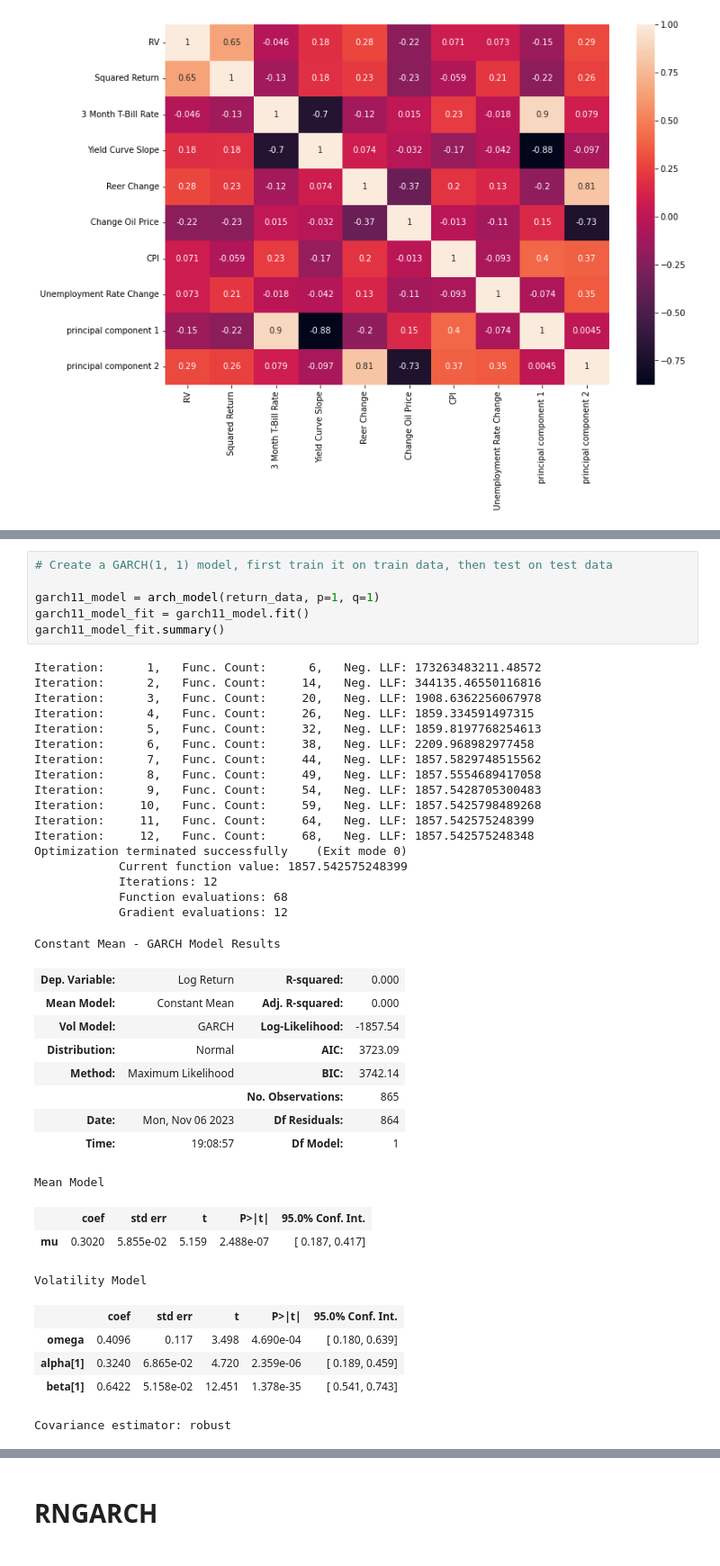
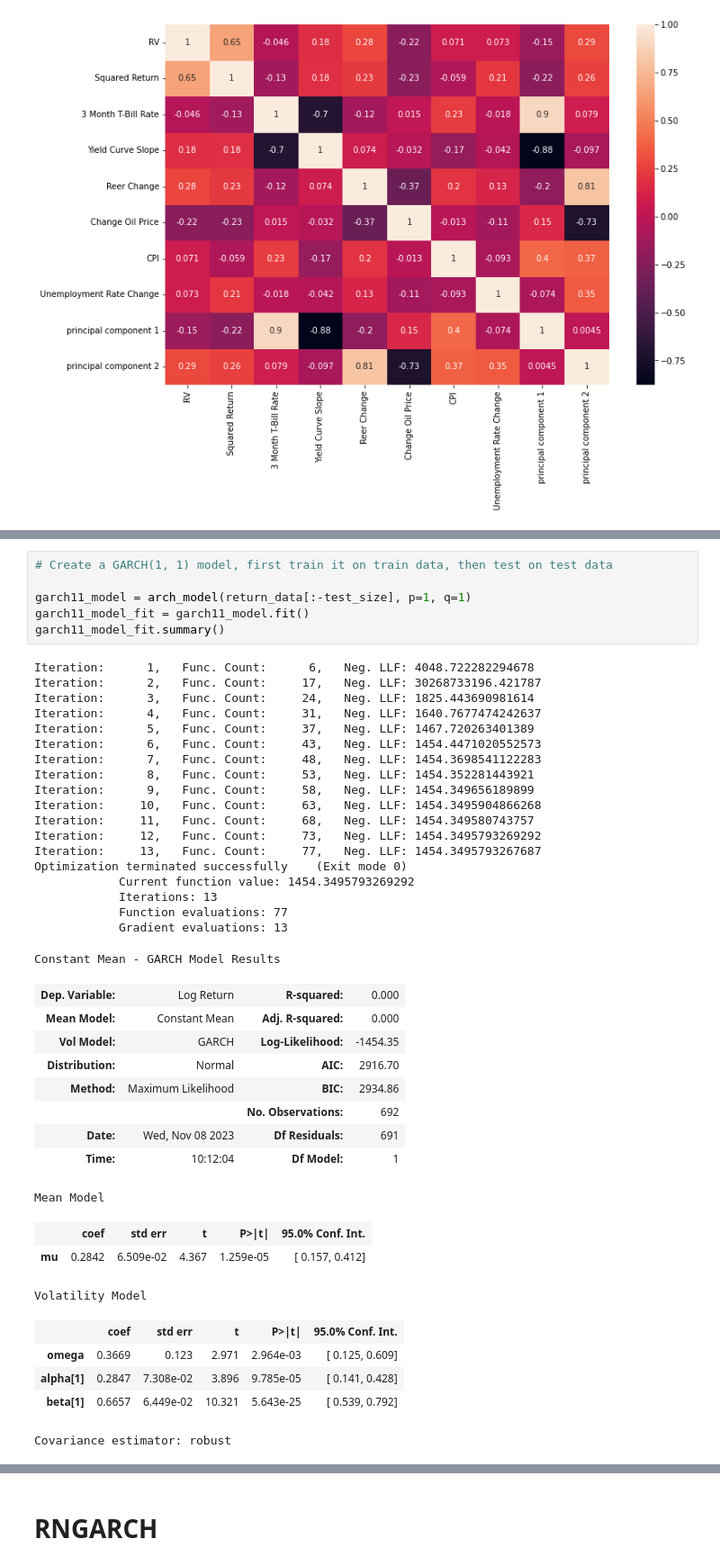
Before and after one commit to setamies/volatility-modeling, a Jupyter notebook: main.ipynb, the cells around one changed output, grey strips where cells are left out. Shown at 90% size. Saved outputs shown, nothing was run; the diff lists cells and outputs as text.

Commit message:
Created some new models, added R comparisons, decluttered data manipulation functions

```diff
--- a/main.ipynb
+++ b/main.ipynb
@@ -350,42 +340,43 @@ Name: Log Return, Length: 865, dtype: float64
 # %%
 # Create a GARCH(1, 1) model, first train it on train data, then test on test data
 
-garch11_model = arch_model(return_data, p=1, q=1)
+garch11_model = arch_model(return_data[:-test_size], p=1, q=1)
 garch11_model_fit = garch11_model.fit()
 garch11_model_fit.summary()
 # %% [output]
-Iteration:      1,   Func. Count:      6,   Neg. LLF: 173263483211.48572
-Iteration:      2,   Func. Count:     14,   Neg. LLF: 344135.46550116816
-Iteration:      3,   Func. Count:     20,   Neg. LLF: 1908.6362256067978
-Iteration:      4,   Func. Count:     26,   Neg. LLF: 1859.334591497315
-Iteration:      5,   Func. Count:     32,   Neg. LLF: 1859.8197768254613
-Iteration:      6,   Func. Count:     38,   Neg. LLF: 2209.968982977458
-Iteration:      7,   Func. Count:     44,   Neg. LLF: 1857.5829748515562
-Iteration:      8,   Func. Count:     49,   Neg. LLF: 1857.5554689417058
-Iteration:      9,   Func. Count:     54,   Neg. LLF: 1857.5428705300483
-Iteration:     10,   Func. Count:     59,   Neg. LLF: 1857.5425798489268
-Iteration:     11,   Func. Count:     64,   Neg. LLF: 1857.542575248399
-Iteration:     12,   Func. Count:     68,   Neg. LLF: 1857.542575248348
+Iteration:      1,   Func. Count:      6,   Neg. LLF: 4048.722282294678
+Iteration:      2,   Func. Count:     17,   Neg. LLF: 30268733196.421787
+Iteration:      3,   Func. Count:     24,   Neg. LLF: 1825.443690981614
+Iteration:      4,   Func. Count:     31,   Neg. LLF: 1640.7677474242637
+Iteration:      5,   Func. Count:     37,   Neg. LLF: 1467.720263401389
+Iteration:      6,   Func. Count:     43,   Neg. LLF: 1454.4471020552573
+Iteration:      7,   Func. Count:     48,   Neg. LLF: 1454.3698541122283
+Iteration:      8,   Func. Count:     53,   Neg. LLF: 1454.352281443921
+Iteration:      9,   Func. Count:     58,   Neg. LLF: 1454.349656189899
+Iteration:     10,   Func. Count:     63,   Neg. LLF: 1454.3495904866268
+Iteration:     11,   Func. Count:     68,   Neg. LLF: 1454.349580743757
+Iteration:     12,   Func. Count:     73,   Neg. LLF: 1454.3495793269292
+Iteration:     13,   Func. Count:     77,   Neg. LLF: 1454.3495793267687
 Optimization terminated successfully    (Exit mode 0)
-            Current function value: 1857.542575248399
-            Iterations: 12
-            Function evaluations: 68
-            Gradient evaluations: 12
+            Current function value: 1454.3495793269292
+            Iterations: 13
+            Function evaluations: 77
+            Gradient evaluations: 13
 Constant Mean - GARCH Model Results
 | Dep. Variable: | Log Return | R-squared: | 0.000 |
 | Mean Model: | Constant Mean | Adj. R-squared: | 0.000 |
-| Vol Model: | GARCH | Log-Likelihood: | -1857.54 |
-| Distribution: | Normal | AIC: | 3723.09 |
-| Method: | Maximum Likelihood | BIC: | 3742.14 |
-|  |  | No. Observations: | 865 |
-| Date: | Mon, Nov 06 2023 | Df Residuals: | 864 |
-| Time: | 19:08:57 | Df Model: | 1 |
+| Vol Model: | GARCH | Log-Likelihood: | -1454.35 |
+| Distribution: | Normal | AIC: | 2916.70 |
+| Method: | Maximum Likelihood | BIC: | 2934.86 |
+|  |  | No. Observations: | 692 |
+| Date: | Wed, Nov 08 2023 | Df Residuals: | 691 |
+| Time: | 10:12:04 | Df Model: | 1 |
 Mean Model
 |  | coef | std err | t | P>|t| | 95.0% Conf. Int. |
-| mu | 0.3020 | 5.855e-02 | 5.159 | 2.488e-07 | [ 0.187, 0.417] |
+| mu | 0.2842 | 6.509e-02 | 4.367 | 1.259e-05 | [ 0.157, 0.412] |
 Volatility Model
 |  | coef | std err | t | P>|t| | 95.0% Conf. Int. |
-| omega | 0.4096 | 0.117 | 3.498 | 4.690e-04 | [ 0.180, 0.639] |
-| alpha[1] | 0.3240 | 6.865e-02 | 4.720 | 2.359e-06 | [ 0.189, 0.459] |
-| beta[1] | 0.6422 | 5.158e-02 | 12.451 | 1.378e-35 | [ 0.541, 0.743] |
+| omega | 0.3669 | 0.123 | 2.971 | 2.964e-03 | [ 0.125, 0.609] |
+| alpha[1] | 0.2847 | 7.308e-02 | 3.896 | 9.785e-05 | [ 0.141, 0.428] |
+| beta[1] | 0.6657 | 6.449e-02 | 10.321 | 5.643e-25 | [ 0.539, 0.792] |
 Covariance estimator: robust
```
Also changed, not shown: parts of 21 cells of this notebook, 7 other files.
